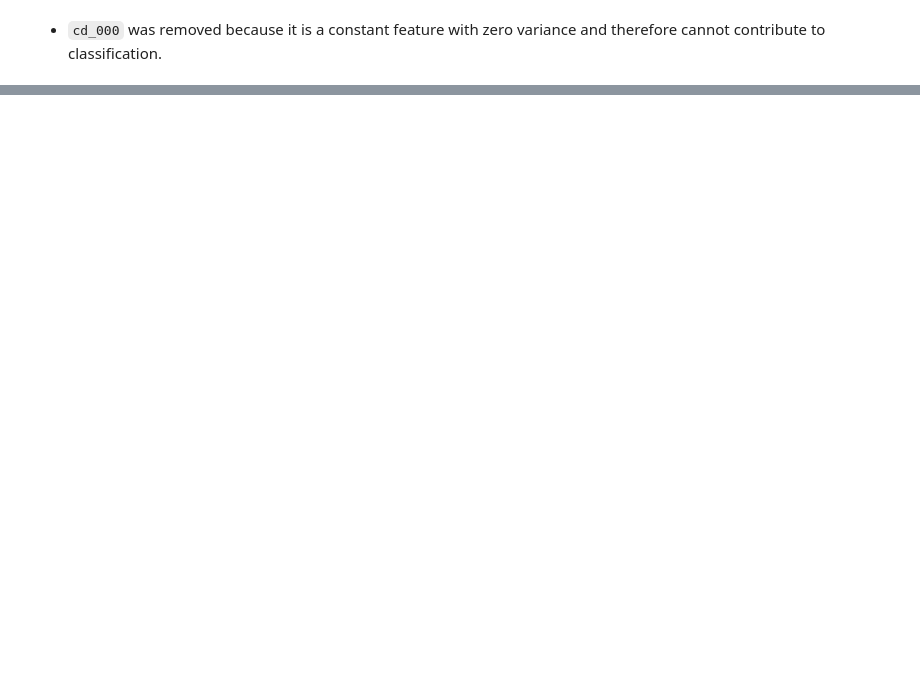
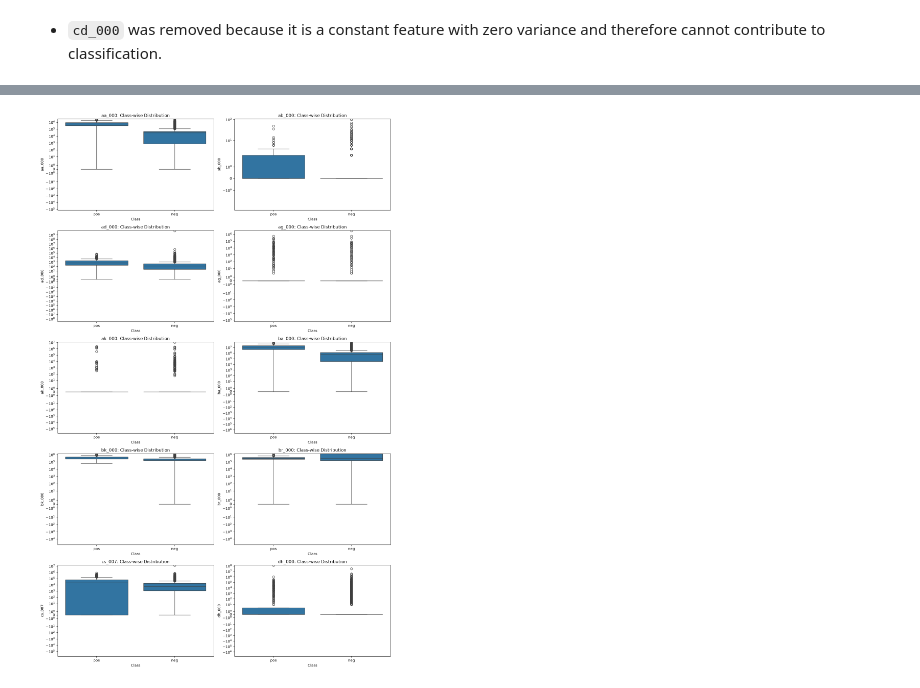
Before and after one commit to shubhamaware18/Live-Air-Pressure-Sensor, a Jupyter notebook: EDA.ipynb, the cells around one changed output, grey strips where cells are left out. Cells and saved outputs as stored; diff of their text form; code cells hidden in the pictures; blank space fills up the shorter version.

```diff
--- a/EDA.ipynb
+++ b/EDA.ipynb
@@ -790,0 +1280,27 @@ plt.show()
+# %%
+# Motive: Repeat the class-wise comparison on a symmetric-log scale so very large sensor values do not hide lower-range differences.
+fig, axes = plt.subplots(
+    nrows=5,
+    ncols=2,
+    figsize=(14, 22)
+)
+
+for ax, feature in zip(axes.flatten(), selected_features):
+
+    sns.boxplot(
+        data=df,
+        x="class",
+        y=feature,
+        ax=ax
+    )
+
+    ax.set_yscale("symlog")
+
+    ax.set_title(f"{feature}: Class-wise Distribution")
+    ax.set_xlabel("Class")
+    ax.set_ylabel(feature)
+
+plt.tight_layout()
+plt.show()
+# %% [output]
+[figure, added]
```
Also changed, not shown: parts of 173 cells of this notebook.
